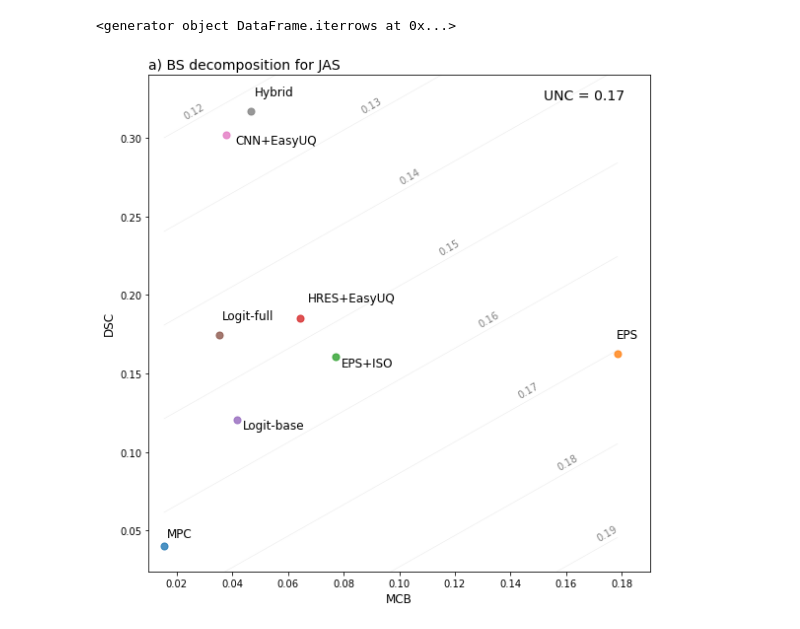
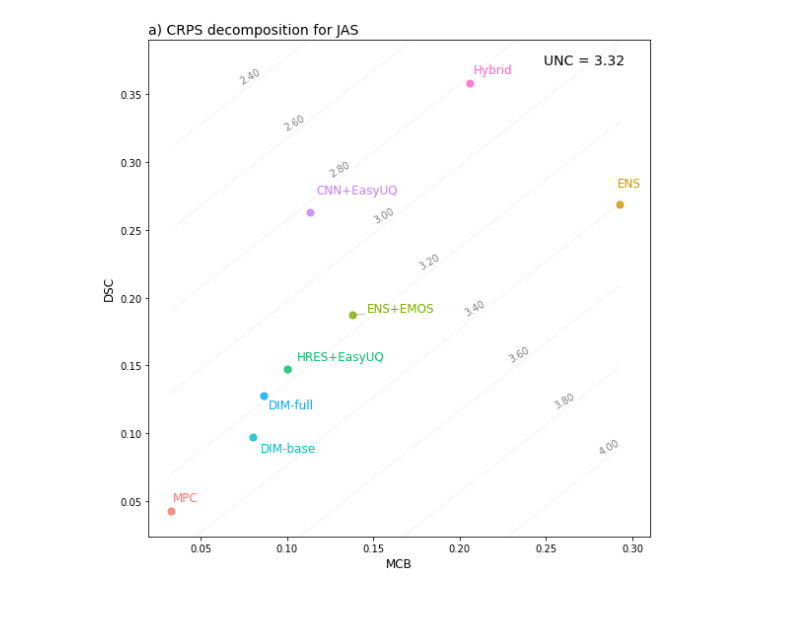
Before and after one commit to evwalz/precipitation_forecasting, a Jupyter notebook: scripts/decomposition.ipynb, the cells around one changed output. Cells and saved outputs as stored; diff of their text form; code cells hidden in the pictures.

```diff
--- a/scripts/decomposition.ipynb
+++ b/scripts/decomposition.ipynb
@@ -9,12 +0,0 @@ ValueError: Some errors were detected !
-# %%
-import pandas as pd
-
-# File path
-file_path = '/mnt/data/deco_bs_cnn_JAS.txt'
-
-# Reading the file
-data = pd.read_csv(deco_file, sep=" ", header=None, engine='python', skipinitialspace=True)
-data.columns = ["Metric", "Value"]  # Assigning column names
-data["Metric"] = data["Metric"].str.strip('"')  # Remove quotes around Metric names
-
-print(data)
@@ -45 +7,5 @@ ValueError: Some errors were detected !
+# %%
+data_dir = '../precip_data/results/decomposition/'
+# %%
+colors = ["#F8766D", "#CD9600" ,"#7CAE00", "#00BE67" ,"#00BFC4" ,"#00A9FF", "#C77CFF" ,"#FF61CC"]
 # %%
@@ -63,9 +112,22 @@ for method_name in methods:
-# %%
-iso.iterrows()
-# %% [output]
-<generator object DataFrame.iterrows at 0x...>
 # %%
-methods_name = ['MPC', 'EPS', 'EPS+ISO', 'HRES+EasyUQ', 'Logit-base', 'Logit-full', 'CNN+EasyUQ', 'Hybrid']
+methods = ['mpc', 'ecmwf' , 'emos', 'hres', 'dim_base', 'dim_full','cnn', 'hybrid']
+methods_name = ['MPC', 'ENS', 'ENS+EMOS', 'HRES+EasyUQ', 'DIM-base', 'DIM-full','CNN+EasyUQ', 'Hybrid']
+
+methods_msc = np.zeros(len(methods))
+methods_dsc = np.zeros(len(methods))
+methods_unc = np.zeros(len(methods))
+methods_crps = np.zeros(len(methods))
+k = 0
+for method_name in methods:
+  deco_file = data_dir + 'deco_crps_' + method_name + '_JAS.txt'
+  data = pd.read_csv(deco_file, sep=" ", header=None, engine='python', skipinitialspace=True)
+  #print(method_name)
+  #X <- read.table(paste(deco_path, "log_scores.txt", sep=""))$V2
+  methods_msc[k] = data.iloc[0, 1]
+  methods_dsc[k] = data.iloc[1, 1]
+  methods_unc[k] = data.iloc[2, 1]
+  methods_crps[k] = data.iloc[3, 1]
+  k = k+1
 
 unc = methods_unc[0]
 df_scores = pd.DataFrame({
@@ -76,7 +138,7 @@ df_scores = pd.DataFrame({
 
 unc_str = np.round(methods_unc[0], 3)
 # Define isolines
-crps_isolines = np.array([0.12, 0.13, 0.14, 0.15, 0.16, 0.17, 0.18, 0.19])
+crps_isolines = np.array([2.4, 2.6, 2.8, 3, 3.2, 3.4, 3.6, 3.8, 4])
 intercepts = (unc - crps_isolines) / unc
 iso = pd.DataFrame({"intercept": intercepts, "slope": 1, "crps_iso": crps_isolines})
 
@@ -102,48 +164,48 @@ for _, row in iso.iterrows():
 
     # Convert to degrees for labeling
     angle_deg = 30#np.degrees(angle)  # Convert radians to degrees for label rotation
-
-
-    if row['crps_iso'] == 0.12:
-        shift_distance = -0.1
-    else:
-        shift_distance = (row['crps_iso']-0.12)-0.02+ (row['crps_iso']-0.13)#+(row['crps_iso']-0.12)*0.01
-
-    x_label = x_mid + shift_distance * np.cos(angle)  # Apply shift along the slope direction
-    y_label = y_mid + shift_distance * np.sin(angle)
+    #shift_distance = 0.01
+    #if row['crps_iso'] == 0.12:
+    #    shift_distance = -0.1
+    #else:
+    #    shift_distance = (row['crps_iso']-0.12)-0.02+ (row['crps_iso']-0.13)#+(row['crps_iso']-0.12)*0.01
+    shift_distance = (row['crps_iso']-2.2)*0.13-0.11#+ 0.5*(row['crps_iso']-0.24)
+    x_label = x_mid + shift_distance #* np.cos(angle)  # Apply shift along the slope direction
+    y_label = y_mid + shift_distance #* np.sin(angle)
     ax.text(
             x_label,
             y_label,
             f"{row['crps_iso']:.2f}",
             fontsize=10,
             color="gray",
             ha="center",
             va="bottom",  # Position label above the isoline
             rotation=angle_deg  # Rotate label to align with isoline in degrees
         )
 
 
 # Scatter plot and annotations
 texts = []
-for _, row in df_scores.iterrows():
-    ax.scatter(row['msc'], row['dsc'], label=row['models'], s=50, alpha=0.8)
-    texts.append(ax.text(row['msc'], row['dsc'], row['models'], fontsize=12))
+for idx, row in df_scores.iterrows():
+    color = colors[idx]
+    ax.scatter(row['msc'], row['dsc'], label=row['models'], s=50, alpha=0.8, color=color)
+    texts.append(ax.text(row['msc'], row['dsc'], row['models'], fontsize=12, color=color))
 
 adjust_text(texts, arrowprops=dict(arrowstyle="->", color='gray', lw=0.5))
 
 # Annotations and appearance
 ax.set_xlabel("MCB", fontsize=12)
 ax.set_ylabel("DSC", fontsize=12)
-ax.set_title("a) BS decomposition for JAS", fontsize=14, loc='left')
+ax.set_title("a) CRPS decomposition for JAS", fontsize=14, loc='left')
 ax.text(0.95, 0.95, f"UNC = {unc:.2f}", transform=ax.transAxes, fontsize=14, ha='right')
 
 # Final adjustments
-ax.set_xlim(0.01, 0.19)
-ax.set_ylim(0.024,0.34)
+ax.set_xlim(0.02, 0.31)
+ax.set_ylim(0.024,0.39)
 
 #ax.set_aspect('equal', 'box')
 ax.grid(False)
 plt.tight_layout()
 plt.show()
 # %% [output]
-[figure, old version]
+[figure, new version]
```
Also changed, not shown: parts of 7 cells of this notebook, 39 other files.
